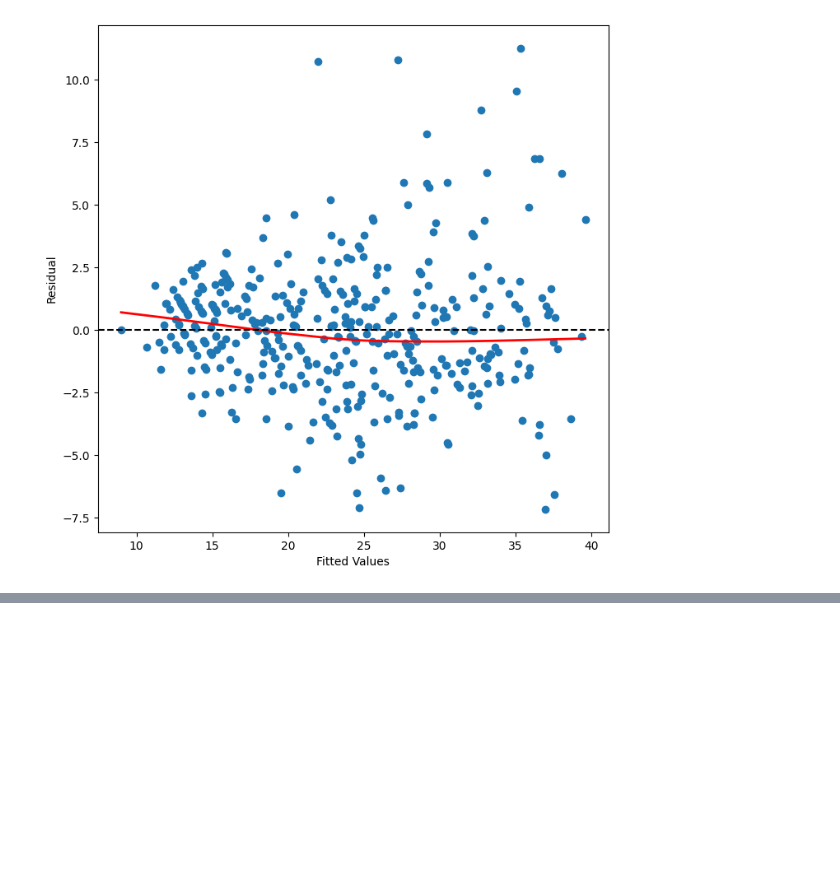
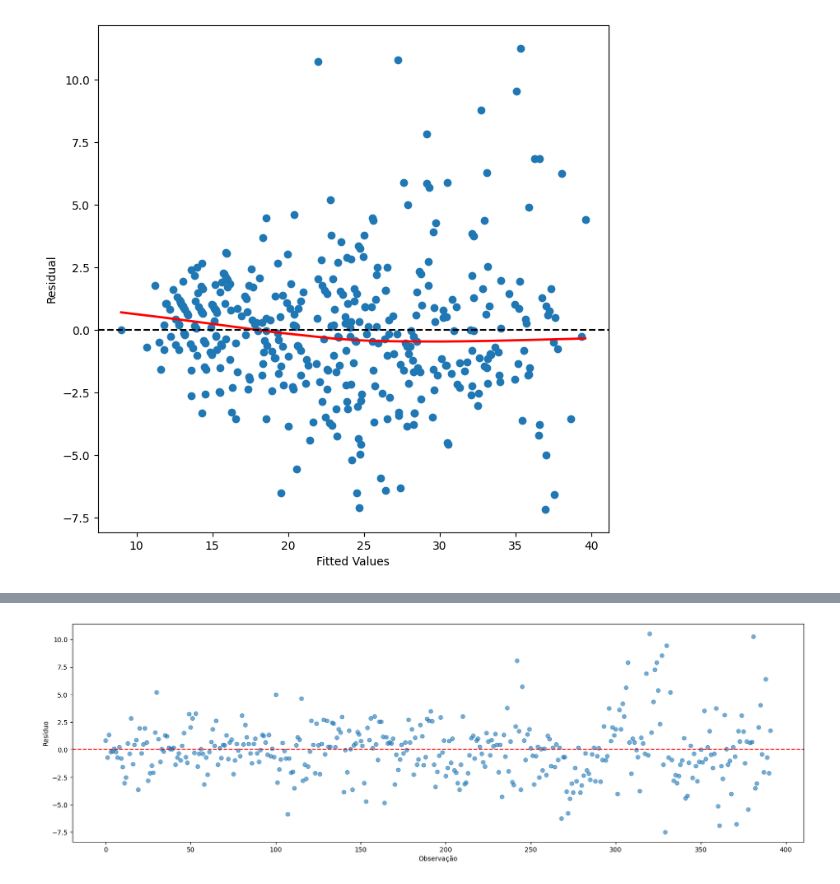
Before and after one commit to oliveira-silva-lucas/ISLP, a Jupyter notebook: Cap_03_Linear_Regression/Exercises/ex_cap_03_auto.ipynb, the cells around one changed output, grey strips where cells are left out. Drawn from its saved outputs; the diff is of its cells as text; code cells hidden in the pictures; blank space fills up the shorter version.

```diff
--- a/Cap_03_Linear_Regression/Exercises/ex_cap_03_auto.ipynb
+++ b/Cap_03_Linear_Regression/Exercises/ex_cap_03_auto.ipynb
@@ -379,0 +436,4 @@ plot_residuos_valores(resultados_interacao)
+# %%
+plot_analise_residuos(resultados_interacao_n_linear)
+# %% [output]
+[figure, added]
```
Also changed, not shown: parts of 7 cells of this notebook, 1 other file.
